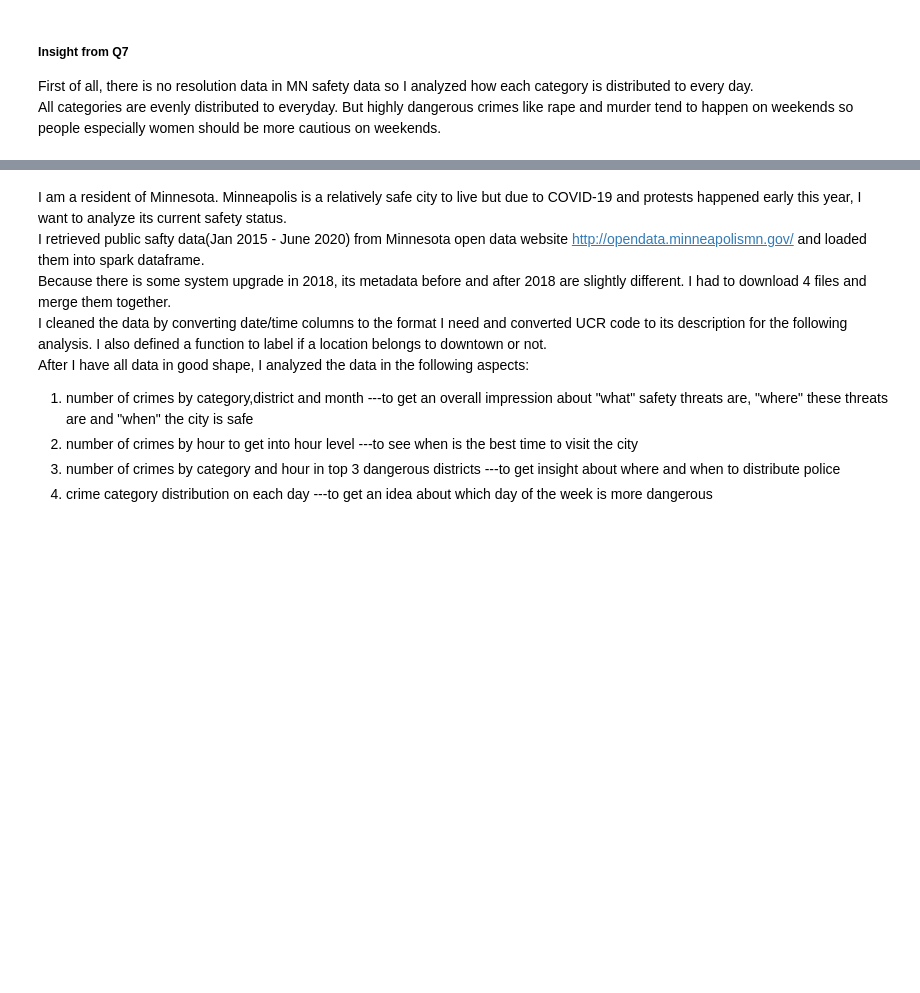
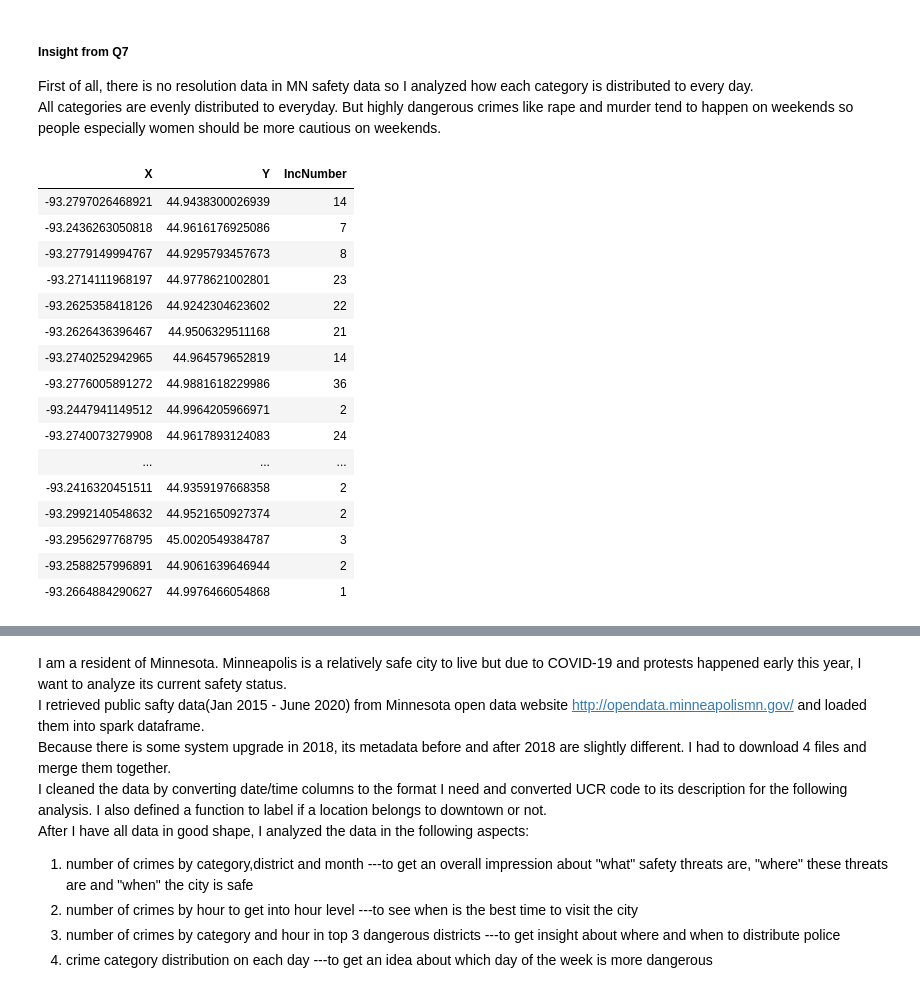
Before and after one commit to jingkloos/Machine-learning, a Jupyter notebook: MN_Crime_Analysis.ipynb, the cells around one changed output, grey strips where cells are left out. Drawn from its saved outputs; the diff is of its cells as text; code cells hidden in the pictures; blank space fills up the shorter version.

Commit message:
added k-means clustering

```diff
--- a/MN_Crime_Analysis.ipynb
+++ b/MN_Crime_Analysis.ipynb
@@ -374,3 +382,27 @@ display(count_by_cat_day.orderBy('CategoryPercent',ascending=False))
 ##### Insight from Q7
 First of all, there is no resolution data in MN safety data so I analyzed how each category is distributed to every day.<br>
 All categories are evenly distributed to everyday. But highly dangerous crimes like rape and murder tend to happen on weekends so people especially women should be more cautious on weekends. <br>
+# %%
+from pyspark.ml.clustering import KMeans
+from pyspark.ml.evaluation import ClusteringEvaluator
+from pyspark.ml.feature import VectorAssembler
+df_spatial=df_opt1.groupBy('X','Y').count().select('X','Y',col('count').alias('IncNumber'))
+display(df_spatial)
+# %% [output]
+| X | Y | IncNumber |
+| -93.2797026468921 | 44.9438300026939 | 14 |
+| -93.2436263050818 | 44.9616176925086 | 7 |
+| -93.2779149994767 | 44.9295793457673 | 8 |
+| -93.2714111968197 | 44.9778621002801 | 23 |
+| -93.2625358418126 | 44.9242304623602 | 22 |
+| -93.2626436396467 | 44.9506329511168 | 21 |
+| -93.2740252942965 | 44.964579652819 | 14 |
+| -93.2776005891272 | 44.9881618229986 | 36 |
+| -93.2447941149512 | 44.9964205966971 | 2 |
+| -93.2740073279908 | 44.9617893124083 | 24 |
+| ... | ... | ... |
+| -93.2416320451511 | 44.9359197668358 | 2 |
+| -93.2992140548632 | 44.9521650927374 | 2 |
+| -93.2956297768795 | 45.0020549384787 | 3 |
+| -93.2588257996891 | 44.9061639646944 | 2 |
+| -93.2664884290627 | 44.9976466054868 | 1 |
```
Also changed, not shown: parts of 12 cells of this notebook.
